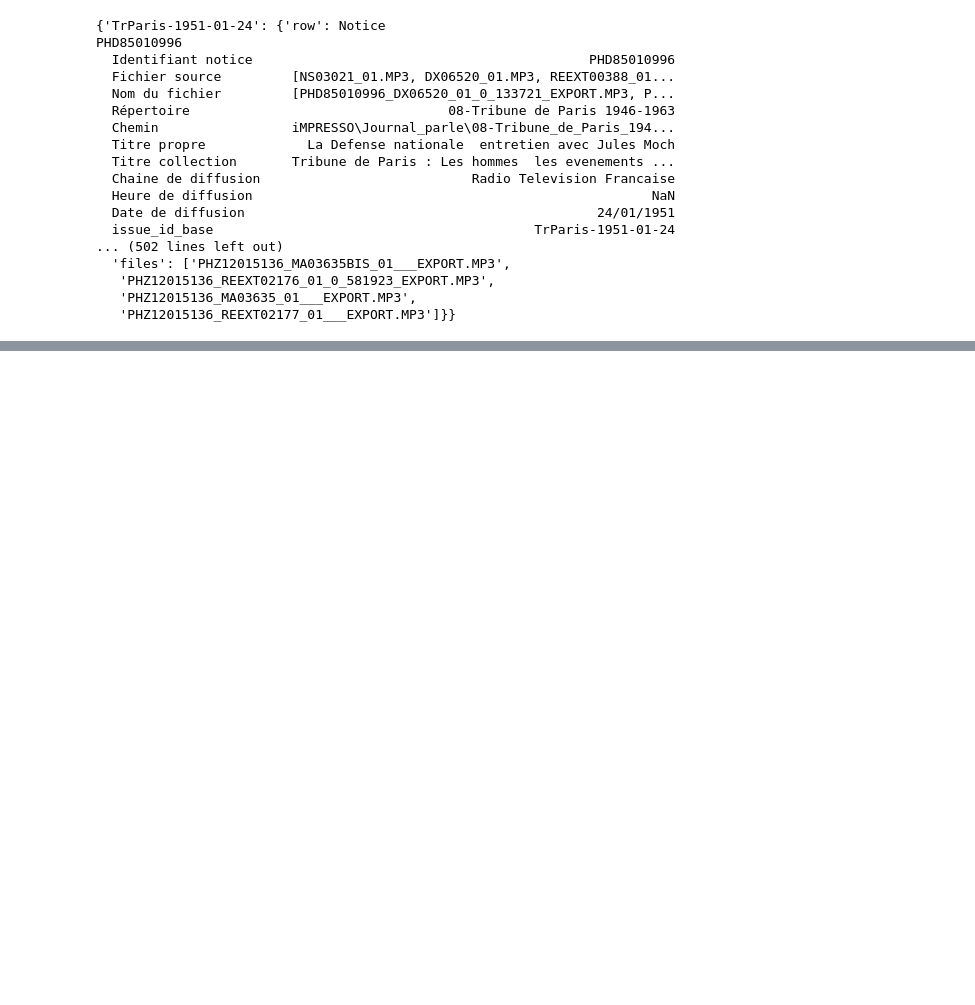
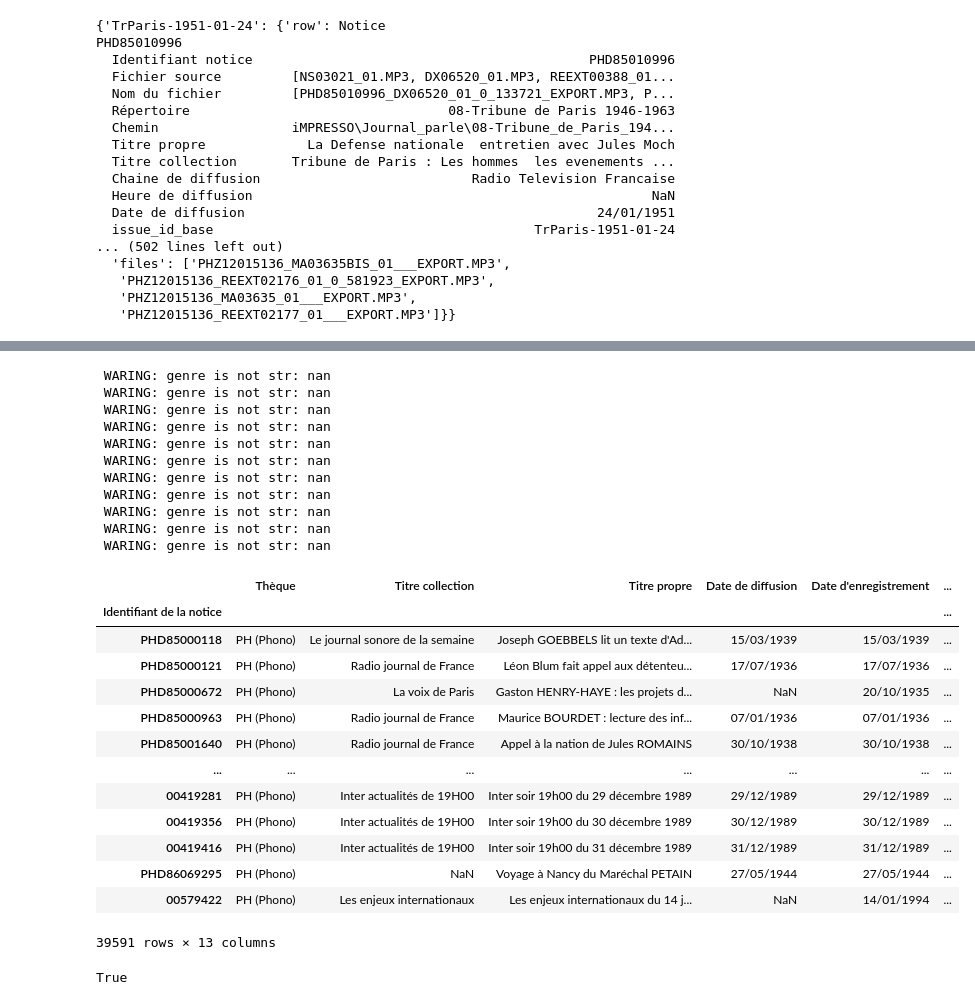
Before and after one commit to impresso/impresso-text-acquisition, a Jupyter notebook: text_preparation/importers/ina/ina_metadata_processing.ipynb, the cells around one changed output, grey strips where cells are left out. Saved outputs shown, nothing was run; the diff lists cells and outputs as text; code cells hidden in the pictures; blank space fills up the shorter version.

```diff
--- a/text_preparation/importers/ina/ina_metadata_processing.ipynb
+++ b/text_preparation/importers/ina/ina_metadata_processing.ipynb
@@ -1204,0 +1276,67 @@ ina_cases_to_check
+# %%
+idx=0
+def split_genre_values(genre):
+    if not isinstance(genre,str):
+        print(f" WARING: genre is not str: {genre}")
+        return [None]
+    split_genre = genre.split(';')
+    #print(split_genre, [y.strip() for y in split_genre])
+    return [y.strip() for y in split_genre if y.strip()!='']
+# %%
+# remove duplicates and index on the Notice Id to then obtain its values as a dict
+notice_df_no_dpl = notice_df.drop_duplicates().set_index('Identifiant de la notice')
+
+# process the broadcast type to have the values in english and the unified version
+notice_df_no_dpl['ina_types'] = notice_df_no_dpl['Genre'].apply(split_genre_values)
+notice_df_no_dpl['broadcast_types_en'] = notice_df_no_dpl['ina_types'].apply(lambda x: [ina_broadcast_en_norm_types[y][0] for y in x if y is not None])
+notice_df_no_dpl['normalized_types'] = notice_df_no_dpl['ina_types'].apply(lambda x: list(set([ina_broadcast_en_norm_types[y][1] for y in x if y is not None])))
+
+notice_df_no_dpl
+# %% [output]
+ WARING: genre is not str: nan
+ WARING: genre is not str: nan
+ WARING: genre is not str: nan
+ WARING: genre is not str: nan
+ WARING: genre is not str: nan
+ WARING: genre is not str: nan
+ WARING: genre is not str: nan
+ WARING: genre is not str: nan
+ WARING: genre is not str: nan
+ WARING: genre is not str: nan
+ WARING: genre is not str: nan
+|  | Thèque | Titre collection | Titre propre | Date de diffusion | Date d'enregistrement | ... |
+| Identifiant de la notice |  |  |  |  |  | ... |
+| PHD85000118 | PH (Phono) | Le journal sonore de la semaine | Joseph GOEBBELS lit un texte d'Ad... | 15/03/1939 | 15/03/1939 | ... |
+| PHD85000121 | PH (Phono) | Radio journal de France | Léon Blum fait appel aux détenteu... | 17/07/1936 | 17/07/1936 | ... |
+| PHD85000672 | PH (Phono) | La voix de Paris | Gaston HENRY-HAYE : les projets d... | NaN | 20/10/1935 | ... |
+| PHD85000963 | PH (Phono) | Radio journal de France | Maurice BOURDET : lecture des inf... | 07/01/1936 | 07/01/1936 | ... |
+| PHD85001640 | PH (Phono) | Radio journal de France | Appel à la nation de Jules ROMAINS | 30/10/1938 | 30/10/1938 | ... |
+| ... | ... | ... | ... | ... | ... | ... |
+| 00419281 | PH (Phono) | Inter actualités de 19H00 | Inter soir 19h00 du 29 décembre 1989 | 29/12/1989 | 29/12/1989 | ... |
+| 00419356 | PH (Phono) | Inter actualités de 19H00 | Inter soir 19h00 du 30 décembre 1989 | 30/12/1989 | 30/12/1989 | ... |
+| 00419416 | PH (Phono) | Inter actualités de 19H00 | Inter soir 19h00 du 31 décembre 1989 | 31/12/1989 | 31/12/1989 | ... |
+| PHD86069295 | PH (Phono) | NaN | Voyage à Nancy du Maréchal PETAIN | 27/05/1944 | 27/05/1944 | ... |
+| 00579422 | PH (Phono) | Les enjeux internationaux | Les enjeux internationaux du 14 j... | NaN | 14/01/1994 | ... |
+39591 rows × 13 columns
+# %%
+multiple_types = notice_df_no_dpl['normalized_types'].apply(lambda x: len(x)>1)
+print(any(multiple_types))
+
+# Define the priority for types
+priority_order = {
+    "ad": 0,
+    "chronicle": 1,
+    "discussion": 2,
+    "article": 3,
+    "entertainment": 4,
+    "chronicle": 5,
+}
+
+# Apply to normalized_types column - keeps only the highest priority (lowest number)
+notice_df_no_dpl['normalized_types'] = notice_df_no_dpl['normalized_types'].apply(
+    lambda x: None if len(x)==0 else min(x, key=lambda t: priority_order.get(t, 999))
+)
+# turn it to an indexed dict for faster fetching of the values
+notice_df_index = notice_df_no_dpl.to_dict('index')
+# %% [output]
+True
```
Also changed, not shown: parts of 13 cells of this notebook, 3 other files.
